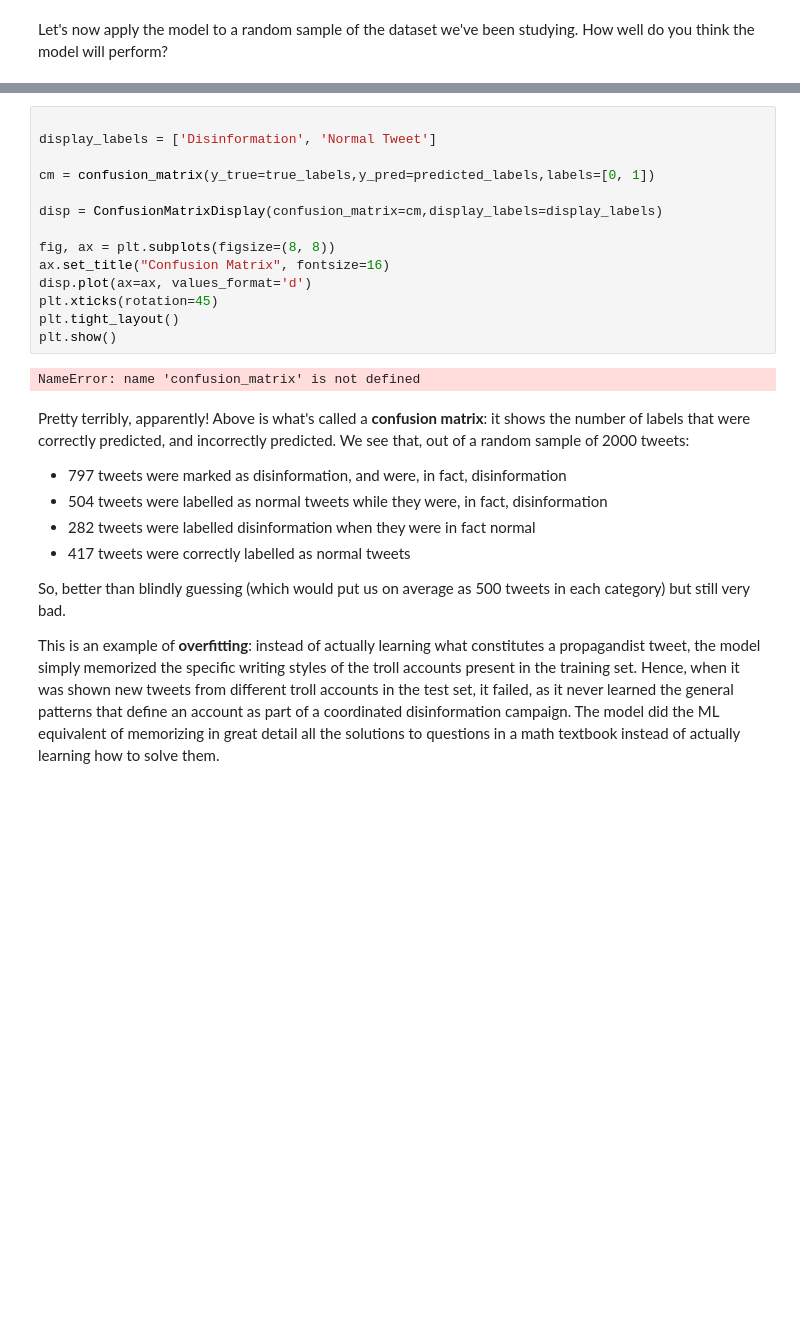
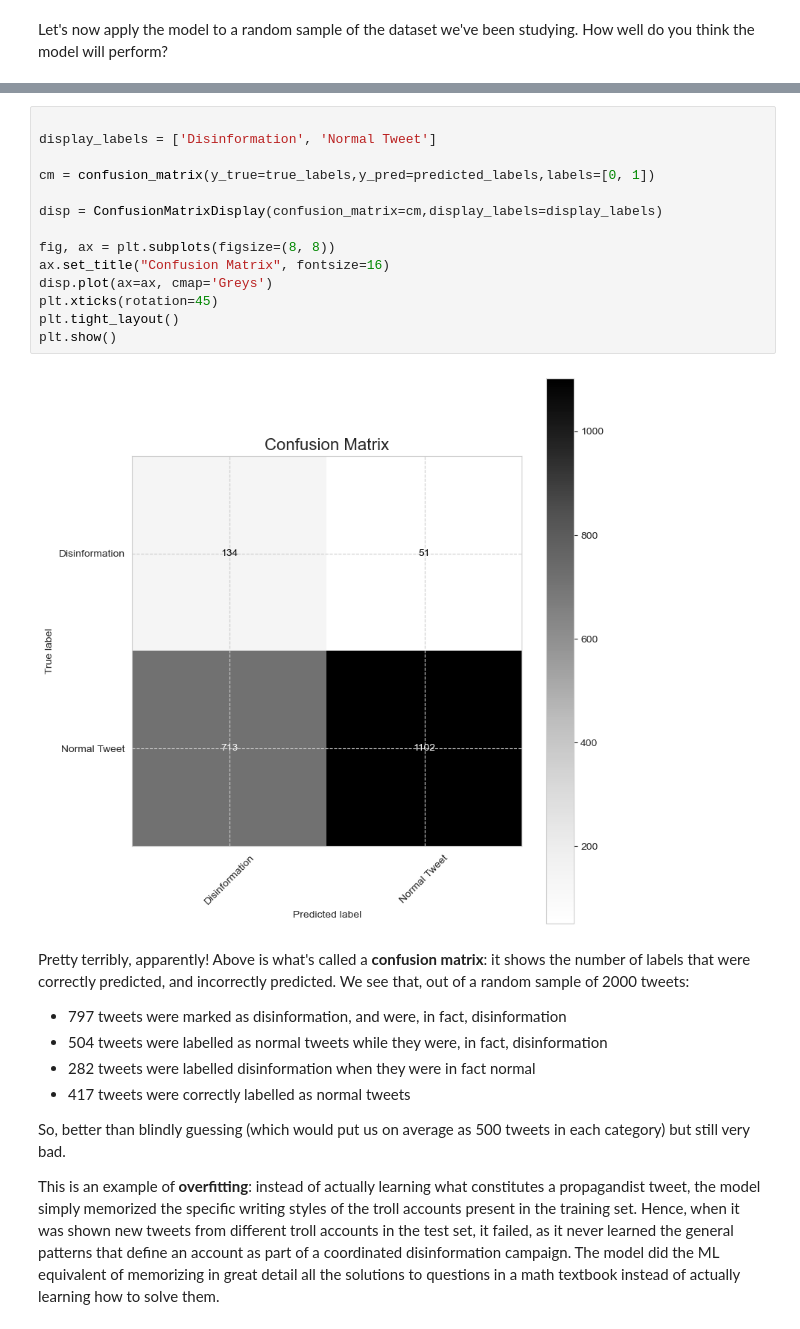
Before and after one commit to ubcecon/praxis-ubc, a Jupyter notebook: soci_270/soci_270_bert.ipynb, the cells around one changed output, grey strips where cells are left out. Cells and saved outputs as stored; diff of their text form; blank space fills up the shorter version.

```diff
--- a/soci_270/soci_270_bert.ipynb
+++ b/soci_270/soci_270_bert.ipynb
@@ -519,19 +548,19 @@ true_labels = tweets_inference['is_propaganda'].tolist()
 # %%
 
 display_labels = ['Disinformation', 'Normal Tweet']
 
 cm = confusion_matrix(y_true=true_labels,y_pred=predicted_labels,labels=[0, 1])
 
 disp = ConfusionMatrixDisplay(confusion_matrix=cm,display_labels=display_labels)
 
 fig, ax = plt.subplots(figsize=(8, 8))
 ax.set_title("Confusion Matrix", fontsize=16)
-disp.plot(ax=ax, values_format='d')
+disp.plot(ax=ax, cmap='Greys')
 plt.xticks(rotation=45)
 plt.tight_layout()
 plt.show()
 # %% [output]
-NameError: name 'confusion_matrix' is not defined
+[figure, added]
 # %% [markdown]
 Pretty terribly, apparently! Above is what's called a **confusion matrix**: it shows the number of labels that were correctly predicted, and incorrectly predicted. We see that, out of a random sample of 2000 tweets:
 
```
Also changed, not shown: parts of 37 cells of this notebook, 1 other file.
